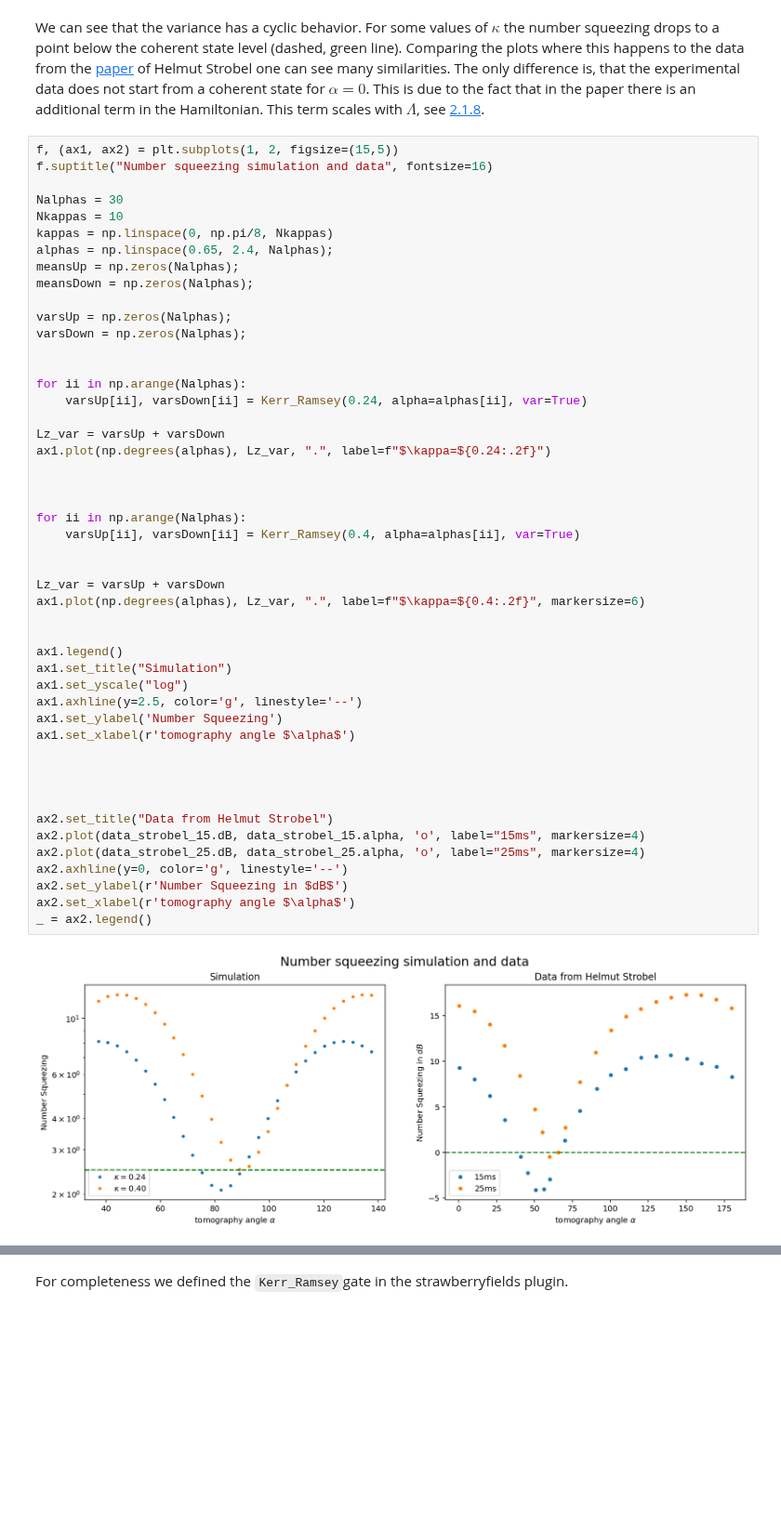
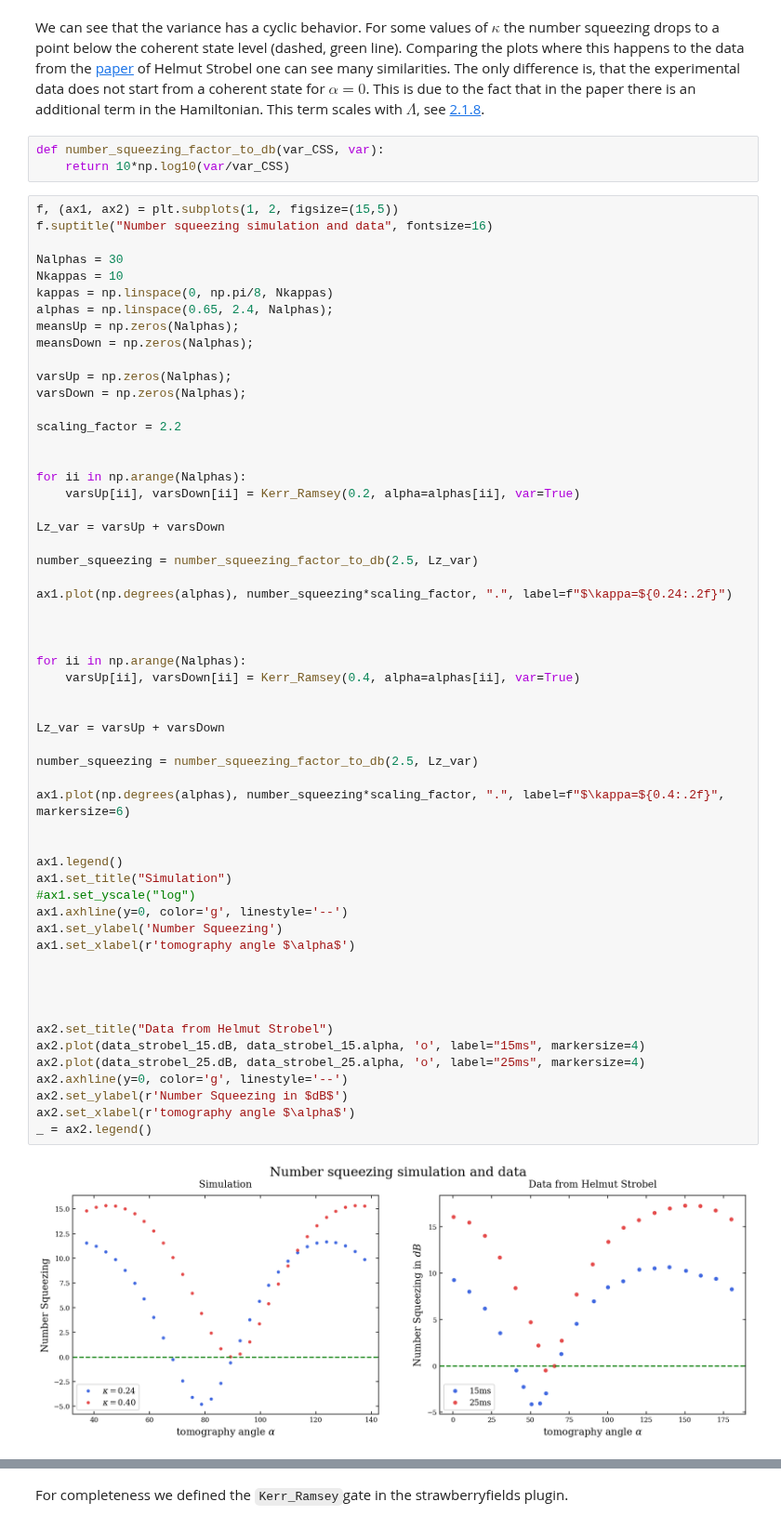
Before and after one commit to synqs/pennylane-ls, a Jupyter notebook: examples/Fisher_information.ipynb, the cells around one changed output, grey strips where cells are left out. Shown at 93% size. Saved outputs shown, nothing was run; the diff lists cells and outputs as text; blank space fills up the shorter version.

```diff
--- a/examples/Fisher_information.ipynb
+++ b/examples/Fisher_information.ipynb
@@ -156,5 +156,8 @@ for i in range(num_rows):
 # %% [markdown]
 We can see that the variance has a cyclic behavior. For some values of $\kappa$ the number squeezing drops to a point below the coherent state level (dashed, green line). Comparing the plots where this happens to the data from the [paper](https://arxiv.org/abs/1507.03782) of Helmut Strobel one can see many similarities. The only difference is, that the experimental data does not start from a coherent state for $\alpha=0$. This is due to the fact that in the paper there is an additional term in the Hamiltonian. This term scales with $\Lambda$, see [2.1.8](http://archiv.ub.uni-heidelberg.de/volltextserver/20251/1/HelmutStrobel_PHD.pdf).
+# %%
+def number_squeezing_factor_to_db(var_CSS, var):
+    return 10*np.log10(var/var_CSS)
 # %%
 f, (ax1, ax2) = plt.subplots(1, 2, figsize=(15,5))
 f.suptitle("Number squeezing simulation and data", fontsize=16)
@@ -169,40 +172,48 @@ meansDown = np.zeros(Nalphas);
 varsUp = np.zeros(Nalphas);
 varsDown = np.zeros(Nalphas);
 
+scaling_factor = 2.2
+
 
 for ii in np.arange(Nalphas):
-    varsUp[ii], varsDown[ii] = Kerr_Ramsey(0.24, alpha=alphas[ii], var=True)
+    varsUp[ii], varsDown[ii] = Kerr_Ramsey(0.2, alpha=alphas[ii], var=True)
 
 Lz_var = varsUp + varsDown
-ax1.plot(np.degrees(alphas), Lz_var, ".", label=f"$\kappa=${0.24:.2f}")
+
+number_squeezing = number_squeezing_factor_to_db(2.5, Lz_var)
+
+ax1.plot(np.degrees(alphas), number_squeezing*scaling_factor, ".", label=f"$\kappa=${0.24:.2f}")
 
 
 
 for ii in np.arange(Nalphas):
     varsUp[ii], varsDown[ii] = Kerr_Ramsey(0.4, alpha=alphas[ii], var=True)
 
 
 Lz_var = varsUp + varsDown
-ax1.plot(np.degrees(alphas), Lz_var, ".", label=f"$\kappa=${0.4:.2f}", markersize=6)
+
+number_squeezing = number_squeezing_factor_to_db(2.5, Lz_var)
+
+ax1.plot(np.degrees(alphas), number_squeezing*scaling_factor, ".", label=f"$\kappa=${0.4:.2f}", markersize=6)
 
 
 ax1.legend()
 ax1.set_title("Simulation")
-ax1.set_yscale("log")
-ax1.axhline(y=2.5, color='g', linestyle='--')
+#ax1.set_yscale("log")
+ax1.axhline(y=0, color='g', linestyle='--')
 ax1.set_ylabel('Number Squeezing')
 ax1.set_xlabel(r'tomography angle $\alpha$')
 
 
 
 
 ax2.set_title("Data from Helmut Strobel")
 ax2.plot(data_strobel_15.dB, data_strobel_15.alpha, 'o', label="15ms", markersize=4)
 ax2.plot(data_strobel_25.dB, data_strobel_25.alpha, 'o', label="25ms", markersize=4)
 ax2.axhline(y=0, color='g', linestyle='--')
 ax2.set_ylabel(r'Number Squeezing in $dB$')
 ax2.set_xlabel(r'tomography angle $\alpha$')
 _ = ax2.legend()
 # %% [output]
-[figure, old version]
+[figure, new version]
 # %% [markdown]
```
Also changed, not shown: parts of 9 cells of this notebook, 4 other files.
